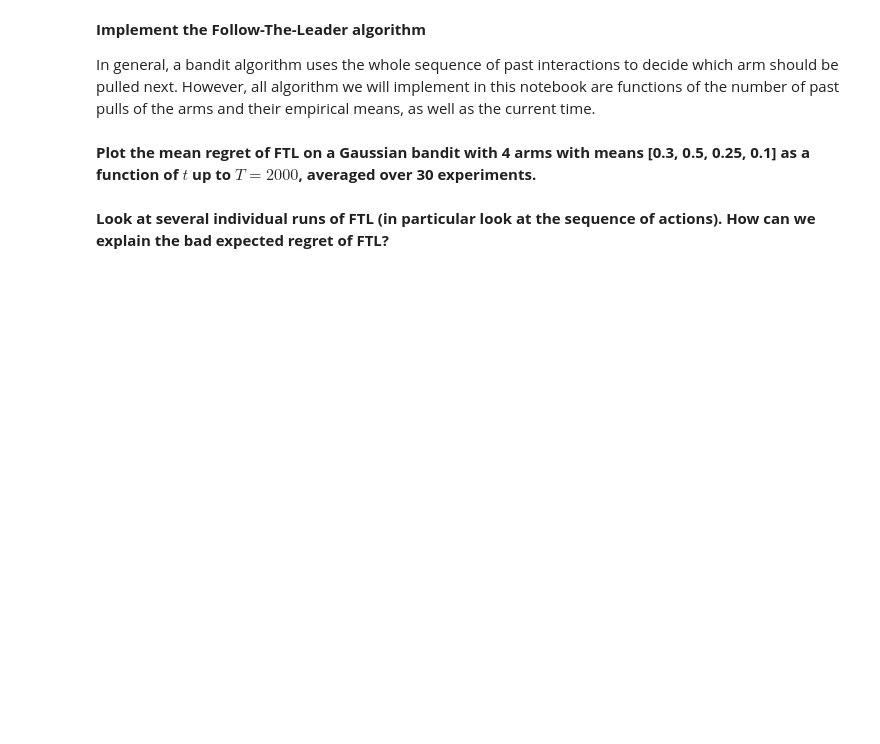
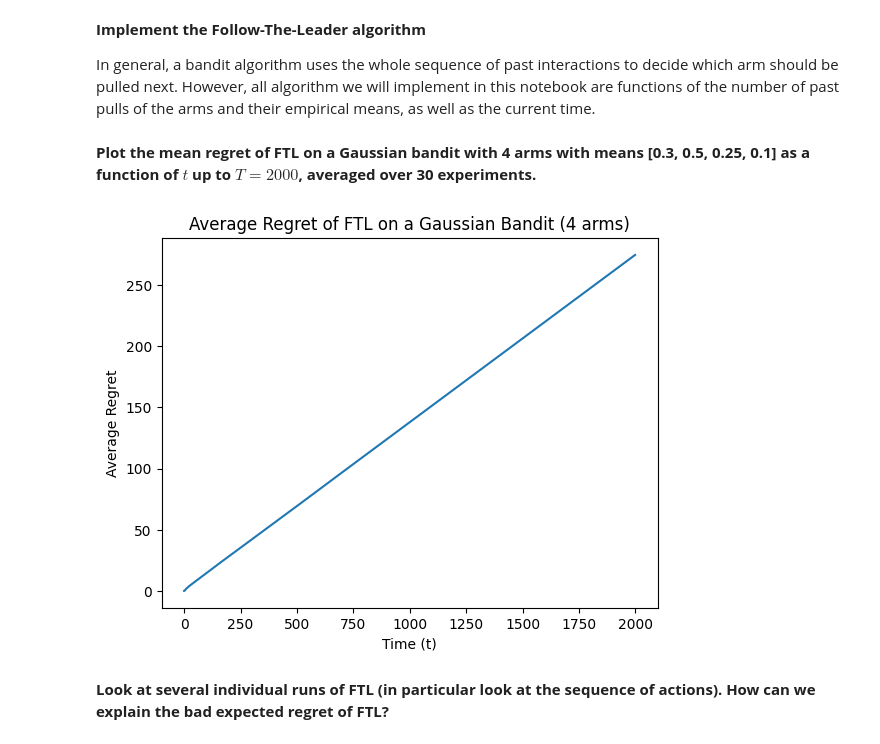
Before and after one commit to benech17/Reinforcement-Learning-SDIA, a Jupyter notebook: TP3/Bandit.ipynb, the cells around one changed output. Saved outputs shown, nothing was run; the diff lists cells and outputs as text; code cells hidden in the pictures; blank space fills up the shorter version.

```diff
--- a/TP3/Bandit.ipynb
+++ b/TP3/Bandit.ipynb
@@ -121,6 +136,50 @@ def FTL(emp_means, nb_pulls, t):
 # %%
 T = 2000
 N = 30
+# %%
+import matplotlib.pyplot as plt
+
+def run_FTL_experiment(bandit, T, num_experiments):
+    total_regrets = np.zeros(T)
+
+    for _ in range(num_experiments):
+        # Reset the bandit for a new experiment
+        bandit_instance = bandit()
+        emp_means = np.zeros(len(bandit_instance.means))
+        nb_pulls = np.zeros(len(bandit_instance.means))
+        regrets = np.zeros(T)
+
+        for t in range(T):
+            # Select arm using FTL
+            arm = FTL(emp_means, nb_pulls, t)
+            reward = bandit_instance.sample(arm)
+            nb_pulls[arm] += 1
+            emp_means[arm] += (reward - emp_means[arm]) / nb_pulls[arm]
+
+            # Update regret
+            optimal_reward = max(bandit_instance.means)
+            regrets[t] = optimal_reward - bandit_instance.means[arm]
+
+        total_regrets += np.cumsum(regrets)
+
+    # Average over all experiments
+    average_regrets = total_regrets / num_experiments
+    return average_regrets
+# %%
+# Define GaussianBandit with specified means
+means = [0.3, 0.5, 0.25, 0.1]
+GaussianBandit4 = lambda: GaussianBandit(means)
+
+
+# Run experiment and plot
+average_regrets = run_FTL_experiment(GaussianBandit4, T, N)
+plt.plot(range(T), average_regrets)
+plt.xlabel("Time (t)")
+plt.ylabel("Average Regret")
+plt.title("Average Regret of FTL on a Gaussian Bandit (4 arms)")
+plt.show()
+# %% [output]
+[figure, added]
 # %% [markdown]
 **Look at several individual runs of FTL (in particular look at the sequence of actions). How can we explain the bad expected regret of FTL?**
 # %% [markdown]
```
Also changed, not shown: parts of 10 cells of this notebook.
